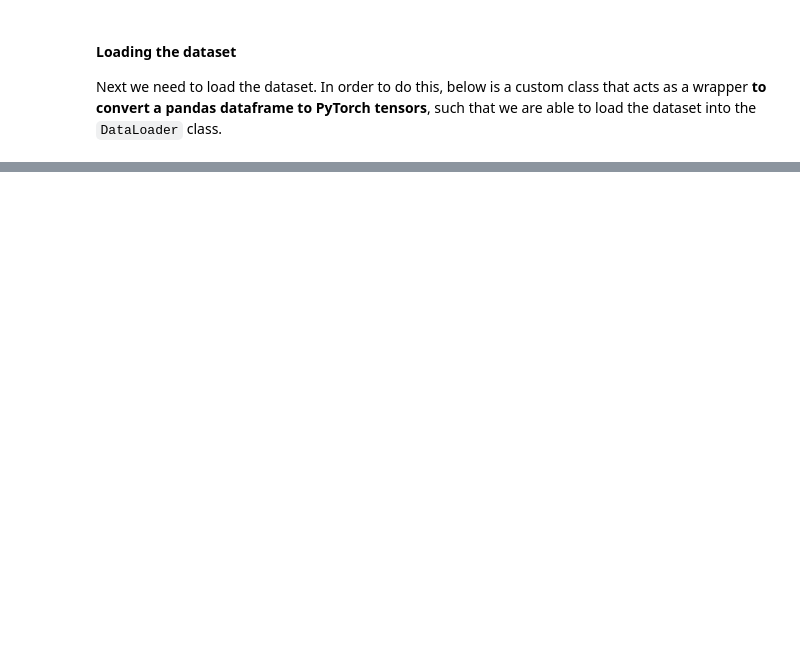
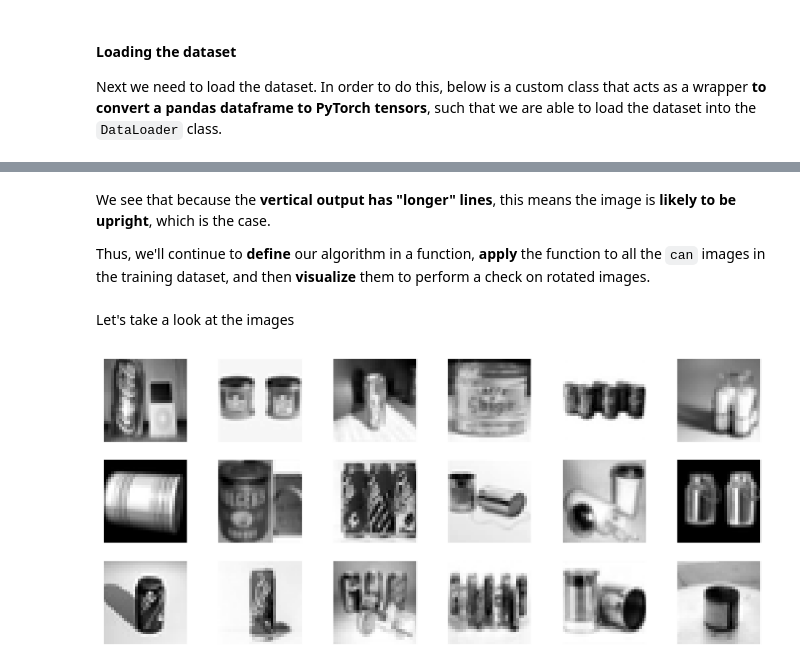
Before and after one commit to kenJPG/CIFAR100, a Jupyter notebook: cifar_100.ipynb, the cells around one changed output, grey strips where cells are left out. Cells and saved outputs as stored; diff of their text form; code cells hidden in the pictures; blank space fills up the shorter version.

```diff
--- a/cifar_100.ipynb
+++ b/cifar_100.ipynb
@@ -503,0 +882,36 @@ if not DEBUG:
+# %% [markdown]
+We see that because the <strong>vertical output has "longer" lines</strong>, this means the image is <strong>likely to be upright</strong>, which is the case.
+
+Thus, we'll continue to <strong>define</strong> our algorithm in a function, <strong>apply</strong> the function to all the <code>can</code> images in the training dataset, and then <strong>visualize</strong> them to perform a check on rotated images.
+# %%
+horizontal_images = []
+
+def color_diff_lengths(image, orientation = 'hori'):
+		if len(image.shape) == 3:
+			image = image.reshape(32, 32)
+
+		if orientation == 'hori':
+			image = image[1:-1, :]
+			means = image.mean(axis=1)
+			left = np.argmax(np.apply_along_axis(lambda x: x <= means, 0, image), axis=1)
+			right = (image.shape[1] - 1) - np.argmax(np.apply_along_axis(lambda x: x >= means, 0, image[:, ::-1]), axis=1)
+		else:
+			image = image[:, 1:-1]
+			means = image.mean(axis=0)
+			left = np.argmax(np.apply_along_axis(lambda x: x <= means, 1, image), axis=0)
+			right = (image.shape[0] - 1) - np.argmax(np.apply_along_axis(lambda x: x >= means, 1, image[::-1, :]), axis=0)
+
+		return max(right - left)
+
+for img in gray_cans:
+	vertical_length = color_diff_lengths(vert_conv(img).detach().cpu().numpy().transpose(1, 2, 0), orientation = 'vert')
+	horizontal_length = color_diff_lengths(hori_conv(img).detach().cpu().numpy().transpose(1, 2, 0), orientation = 'hori')
+
+	if horizontal_length > vertical_length:
+		horizontal_images.append(img.cpu().numpy())
+# %% [markdown]
+Let's take a look at the images
+# %%
+imshow(horizontal_images, shape=(32, 32), figsize = (12, 7))
+# %% [output]
+[figure, added]
```
Also changed, not shown: parts of 112 cells of this notebook, 4 other files.
